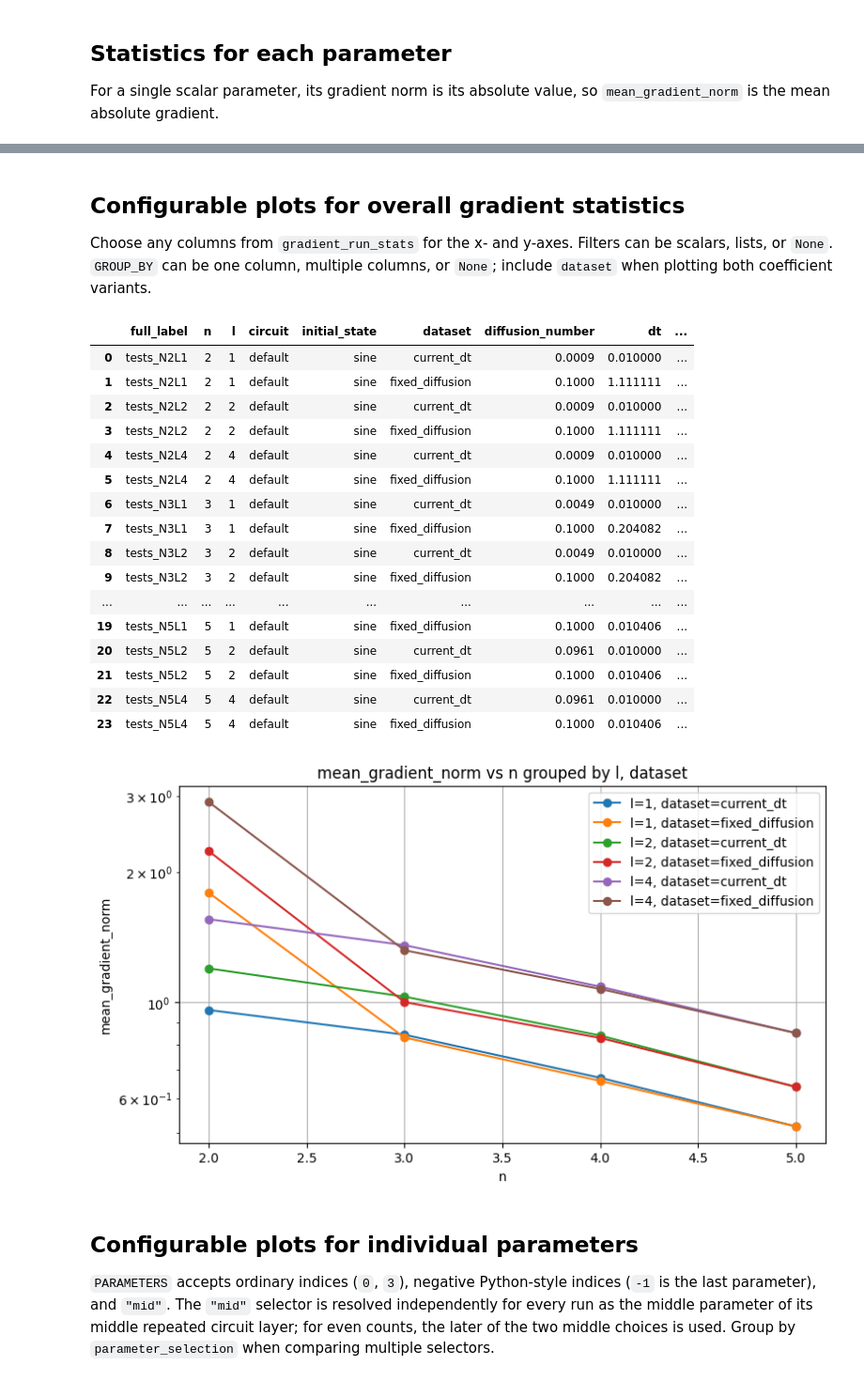
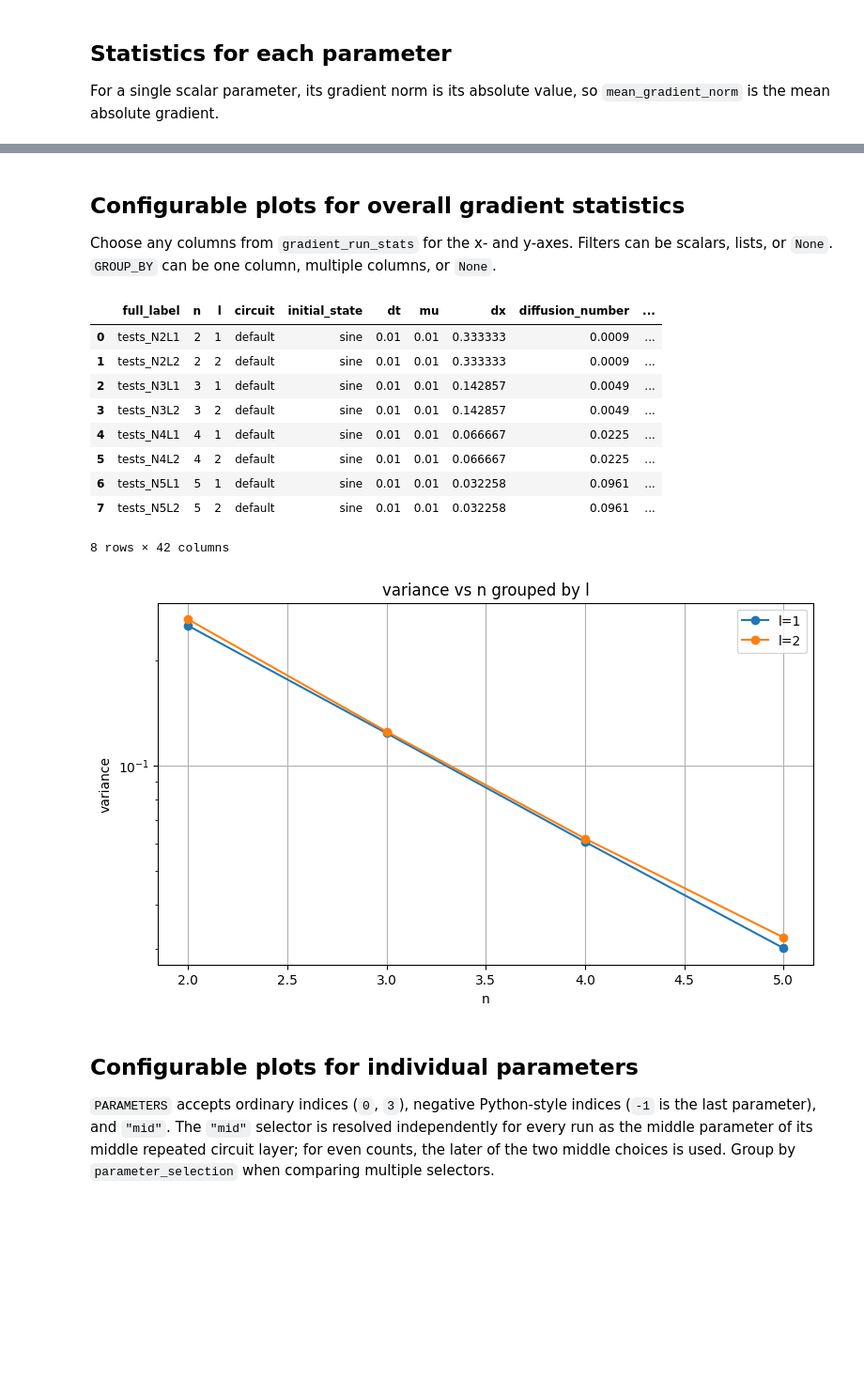
Before and after one commit to Joel-Kunk/VQCFD_quimb, a Jupyter notebook: analysis_variance.ipynb, the cells around one changed output, grey strips where cells are left out. Shown at 94% size. Cells and saved outputs as stored; diff of their text form; code cells hidden in the pictures; blank space fills up the shorter version.

```diff
--- a/analysis_variance.ipynb
+++ b/analysis_variance.ipynb
@@ -208,52 +193,43 @@ gradient_parameter_stats
 # %% [markdown]
 ## Configurable plots for overall gradient statistics
 
-Choose any columns from `gradient_run_stats` for the x- and y-axes. Filters can be scalars, lists, or `None`. `GROUP_BY` can be one column, multiple columns, or `None`; include `dataset` when plotting both coefficient variants.
+Choose any columns from `gradient_run_stats` for the x- and y-axes. Filters can be scalars, lists, or `None`. `GROUP_BY` can be one column, multiple columns, or `None`.
 # %%
 OVERALL_X = "n"
-OVERALL_Y = "mean_gradient_norm"
-OVERALL_GROUP_BY = ["l", "dataset"]  # A column, list of columns, or None
+OVERALL_Y = "variance"
+OVERALL_GROUP_BY = ["l"]  # A column, list of columns, or None
 
 OVERALL_NS = None                # e.g. [2, 3, 4]
 OVERALL_LS = None                # e.g. [1, 2, 4]
 OVERALL_CIRCUITS = None          # e.g. ["multiscale_tree", "uni2"]
 OVERALL_INITIAL_STATES = None    # e.g. ["positive_periodic_wave"]
-OVERALL_DATASETS = None          # e.g. ["current_dt"] or ["fixed_diffusion"]
 
 overall_plot_data, ax = an.plot_gradient_run_table(
     gradient_run_stats,
     x=OVERALL_X,
     y=OVERALL_Y,
     ns=OVERALL_NS,
     ls=OVERALL_LS,
     circuits=OVERALL_CIRCUITS,
     initial_states=OVERALL_INITIAL_STATES,
-    datasets=OVERALL_DATASETS,
     group_by=OVERALL_GROUP_BY,
     kind="line",              # "line" or "scatter"
     log_x=False,
     log_y=True,
 )
 overall_plot_data
 # %% [output]
-|  | full_label | n | l | circuit | initial_state | dataset | diffusion_number | dt | ... |
-| 0 | tests_N2L1 | 2 | 1 | default | sine | current_dt | 0.0009 | 0.010000 | ... |
-| 1 | tests_N2L1 | 2 | 1 | default | sine | fixed_diffusion | 0.1000 | 1.111111 | ... |
-| 2 | tests_N2L2 | 2 | 2 | default | sine | current_dt | 0.0009 | 0.010000 | ... |
-| 3 | tests_N2L2 | 2 | 2 | default | sine | fixed_diffusion | 0.1000 | 1.111111 | ... |
-| 4 | tests_N2L4 | 2 | 4 | default | sine | current_dt | 0.0009 | 0.010000 | ... |
-| 5 | tests_N2L4 | 2 | 4 | default | sine | fixed_diffusion | 0.1000 | 1.111111 | ... |
-| 6 | tests_N3L1 | 3 | 1 | default | sine | current_dt | 0.0049 | 0.010000 | ... |
-| 7 | tests_N3L1 | 3 | 1 | default | sine | fixed_diffusion | 0.1000 | 0.204082 | ... |
-| 8 | tests_N3L2 | 3 | 2 | default | sine | current_dt | 0.0049 | 0.010000 | ... |
-| 9 | tests_N3L2 | 3 | 2 | default | sine | fixed_diffusion | 0.1000 | 0.204082 | ... |
-| ... | ... | ... | ... | ... | ... | ... | ... | ... | ... |
-| 19 | tests_N5L1 | 5 | 1 | default | sine | fixed_diffusion | 0.1000 | 0.010406 | ... |
-| 20 | tests_N5L2 | 5 | 2 | default | sine | current_dt | 0.0961 | 0.010000 | ... |
-| 21 | tests_N5L2 | 5 | 2 | default | sine | fixed_diffusion | 0.1000 | 0.010406 | ... |
-| 22 | tests_N5L4 | 5 | 4 | default | sine | current_dt | 0.0961 | 0.010000 | ... |
-| 23 | tests_N5L4 | 5 | 4 | default | sine | fixed_diffusion | 0.1000 | 0.010406 | ... |
+|  | full_label | n | l | circuit | initial_state | dt | mu | dx | diffusion_number | ... |
+| 0 | tests_N2L1 | 2 | 1 | default | sine | 0.01 | 0.01 | 0.333333 | 0.0009 | ... |
+| 1 | tests_N2L2 | 2 | 2 | default | sine | 0.01 | 0.01 | 0.333333 | 0.0009 | ... |
+| 2 | tests_N3L1 | 3 | 1 | default | sine | 0.01 | 0.01 | 0.142857 | 0.0049 | ... |
+| 3 | tests_N3L2 | 3 | 2 | default | sine | 0.01 | 0.01 | 0.142857 | 0.0049 | ... |
+| 4 | tests_N4L1 | 4 | 1 | default | sine | 0.01 | 0.01 | 0.066667 | 0.0225 | ... |
+| 5 | tests_N4L2 | 4 | 2 | default | sine | 0.01 | 0.01 | 0.066667 | 0.0225 | ... |
+| 6 | tests_N5L1 | 5 | 1 | default | sine | 0.01 | 0.01 | 0.032258 | 0.0961 | ... |
+| 7 | tests_N5L2 | 5 | 2 | default | sine | 0.01 | 0.01 | 0.032258 | 0.0961 | ... |
+8 rows × 42 columns
-[figure, old version]
+[figure, new version]
 # %% [markdown]
 ## Configurable plots for individual parameters
 
```
Also changed, not shown: parts of 12 cells of this notebook, 6 other files.
